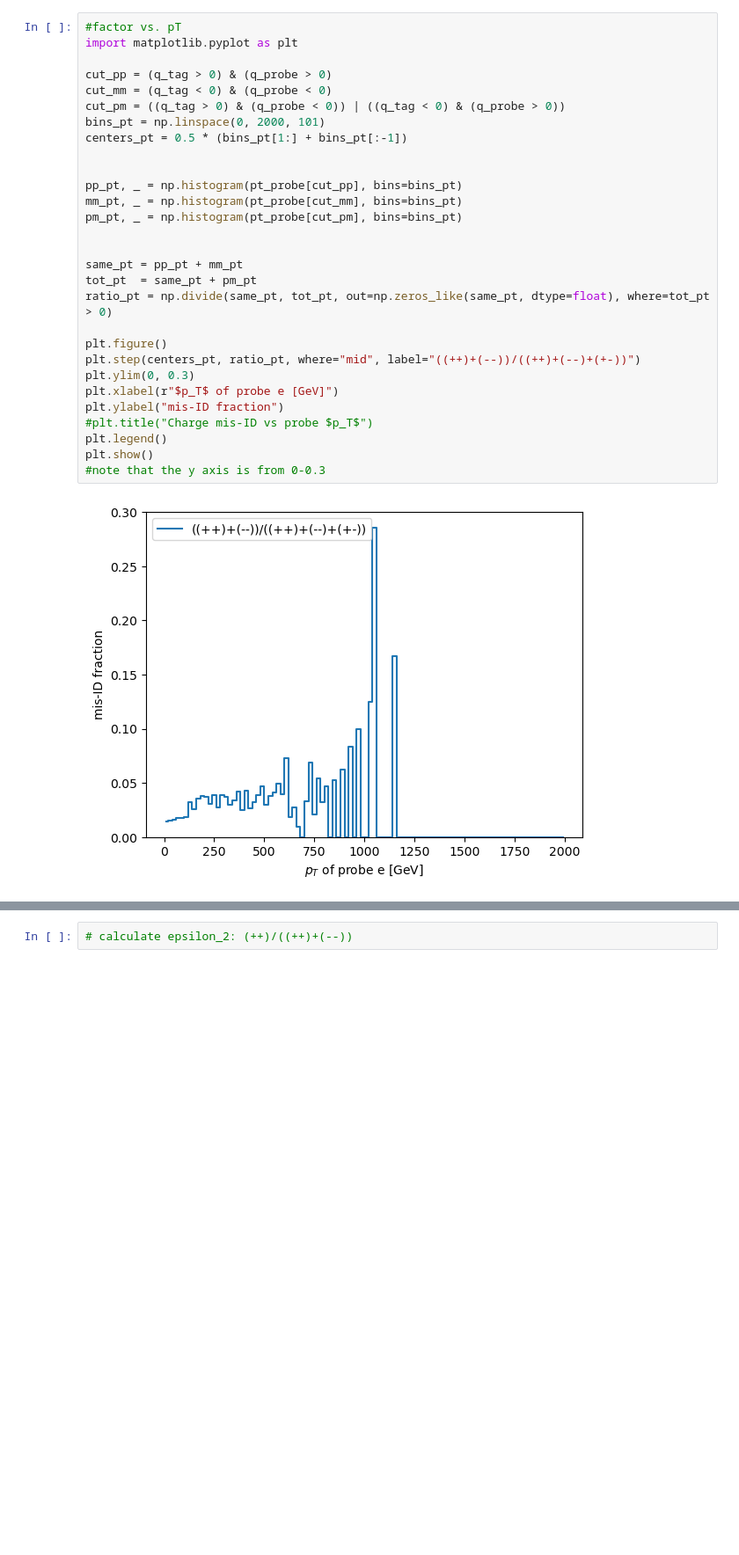
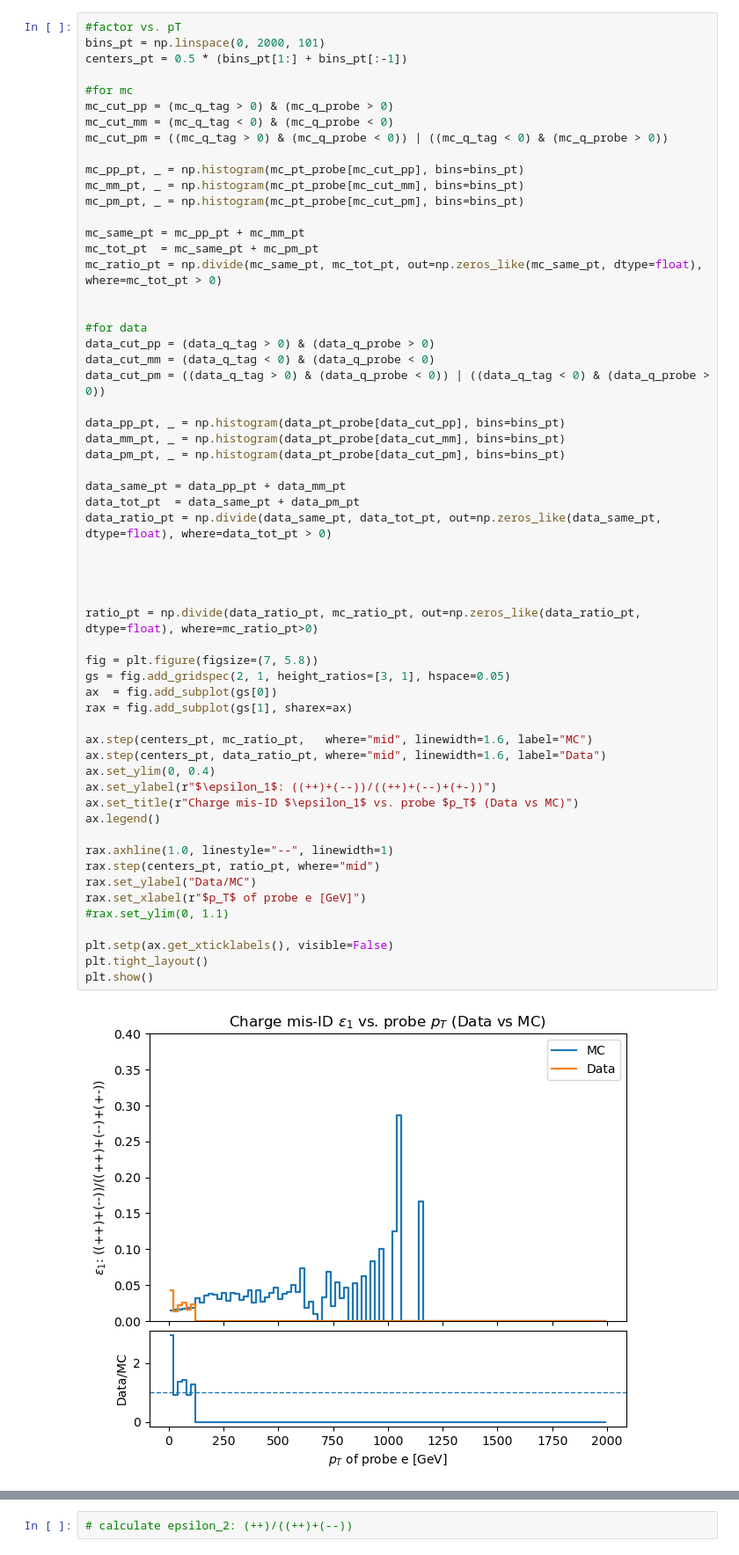
Before and after one commit to XinyiXu03/CMS_Suu_charge_misID, a Jupyter notebook: charge_misID_fraction.ipynb, the cells around one changed output, grey strips where cells are left out. Shown at 88% size. Saved outputs shown, nothing was run; the diff lists cells and outputs as text; blank space fills up the shorter version.

Commit message:
add misID fractions for data
- Compute misID fractions for both MC and data
- Plot data-to-MC fraction ratio
- Rename variables for clarity

```diff
--- a/charge_misID_fraction.ipynb
+++ b/charge_misID_fraction.ipynb
@@ -401,34 +545,63 @@ print("+- rows:", n_pm)
 # %%
 #factor vs. pT
-import matplotlib.pyplot as plt
-
-cut_pp = (q_tag > 0) & (q_probe > 0)
-cut_mm = (q_tag < 0) & (q_probe < 0)
-cut_pm = ((q_tag > 0) & (q_probe < 0)) | ((q_tag < 0) & (q_probe > 0))
 bins_pt = np.linspace(0, 2000, 101)
 centers_pt = 0.5 * (bins_pt[1:] + bins_pt[:-1])
 
+#for mc
+mc_cut_pp = (mc_q_tag > 0) & (mc_q_probe > 0)
+mc_cut_mm = (mc_q_tag < 0) & (mc_q_probe < 0)
+mc_cut_pm = ((mc_q_tag > 0) & (mc_q_probe < 0)) | ((mc_q_tag < 0) & (mc_q_probe > 0))
 
-pp_pt, _ = np.histogram(pt_probe[cut_pp], bins=bins_pt)
-mm_pt, _ = np.histogram(pt_probe[cut_mm], bins=bins_pt)
-pm_pt, _ = np.histogram(pt_probe[cut_pm], bins=bins_pt)
+mc_pp_pt, _ = np.histogram(mc_pt_probe[mc_cut_pp], bins=bins_pt)
+mc_mm_pt, _ = np.histogram(mc_pt_probe[mc_cut_mm], bins=bins_pt)
+mc_pm_pt, _ = np.histogram(mc_pt_probe[mc_cut_pm], bins=bins_pt)
+
+mc_same_pt = mc_pp_pt + mc_mm_pt
+mc_tot_pt  = mc_same_pt + mc_pm_pt
+mc_ratio_pt = np.divide(mc_same_pt, mc_tot_pt, out=np.zeros_like(mc_same_pt, dtype=float), where=mc_tot_pt > 0)
 
 
-same_pt = pp_pt + mm_pt
-tot_pt  = same_pt + pm_pt
-ratio_pt = np.divide(same_pt, tot_pt, out=np.zeros_like(same_pt, dtype=float), where=tot_pt > 0)
+#for data
+data_cut_pp = (data_q_tag > 0) & (data_q_probe > 0)
+data_cut_mm = (data_q_tag < 0) & (data_q_probe < 0)
+data_cut_pm = ((data_q_tag > 0) & (data_q_probe < 0)) | ((data_q_tag < 0) & (data_q_probe > 0))
 
-plt.figure()
-plt.step(centers_pt, ratio_pt, where="mid", label="((++)+(--))/((++)+(--)+(+-))")
-plt.ylim(0, 0.3)
-plt.xlabel(r"$p_T$ of probe e [GeV]")
-plt.ylabel("mis-ID fraction")
-#plt.title("Charge mis-ID vs probe $p_T$")
-plt.legend()
+data_pp_pt, _ = np.histogram(data_pt_probe[data_cut_pp], bins=bins_pt)
+data_mm_pt, _ = np.histogram(data_pt_probe[data_cut_mm], bins=bins_pt)
+data_pm_pt, _ = np.histogram(data_pt_probe[data_cut_pm], bins=bins_pt)
+
+data_same_pt = data_pp_pt + data_mm_pt
+data_tot_pt  = data_same_pt + data_pm_pt
+data_ratio_pt = np.divide(data_same_pt, data_tot_pt, out=np.zeros_like(data_same_pt, dtype=float), where=data_tot_pt > 0)
+
+
+
+
+ratio_pt = np.divide(data_ratio_pt, mc_ratio_pt, out=np.zeros_like(data_ratio_pt, dtype=float), where=mc_ratio_pt>0)
+
+fig = plt.figure(figsize=(7, 5.8))
+gs = fig.add_gridspec(2, 1, height_ratios=[3, 1], hspace=0.05)
+ax  = fig.add_subplot(gs[0])
+rax = fig.add_subplot(gs[1], sharex=ax)
+
+ax.step(centers_pt, mc_ratio_pt,   where="mid", linewidth=1.6, label="MC")
+ax.step(centers_pt, data_ratio_pt, where="mid", linewidth=1.6, label="Data")
+ax.set_ylim(0, 0.4)
+ax.set_ylabel(r"$\epsilon_1$: ((++)+(--))/((++)+(--)+(+-))")
+ax.set_title(r"Charge mis-ID $\epsilon_1$ vs. probe $p_T$ (Data vs MC)")
+ax.legend()
+
+rax.axhline(1.0, linestyle="--", linewidth=1)
+rax.step(centers_pt, ratio_pt, where="mid")
+rax.set_ylabel("Data/MC")
+rax.set_xlabel(r"$p_T$ of probe e [GeV]")
+#rax.set_ylim(0, 1.1)
+
+plt.setp(ax.get_xticklabels(), visible=False)
+plt.tight_layout()
 plt.show()
-#note that the y axis is from 0-0.3
 # %% [output]
-[figure, old version]
+[figure, new version]
 # %%
 # factor vs. eta
 bins_eta = np.linspace(-3, 3, 101)
```
Also changed, not shown: parts of 13 cells of this notebook.
